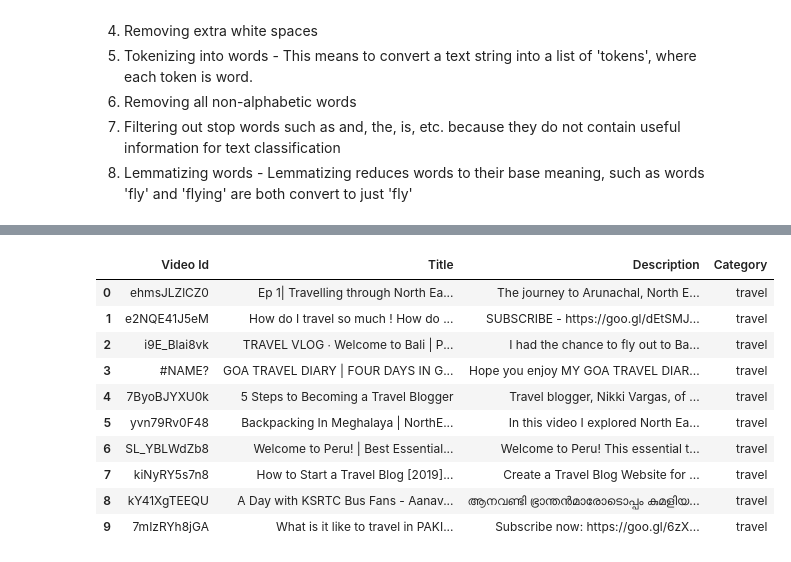
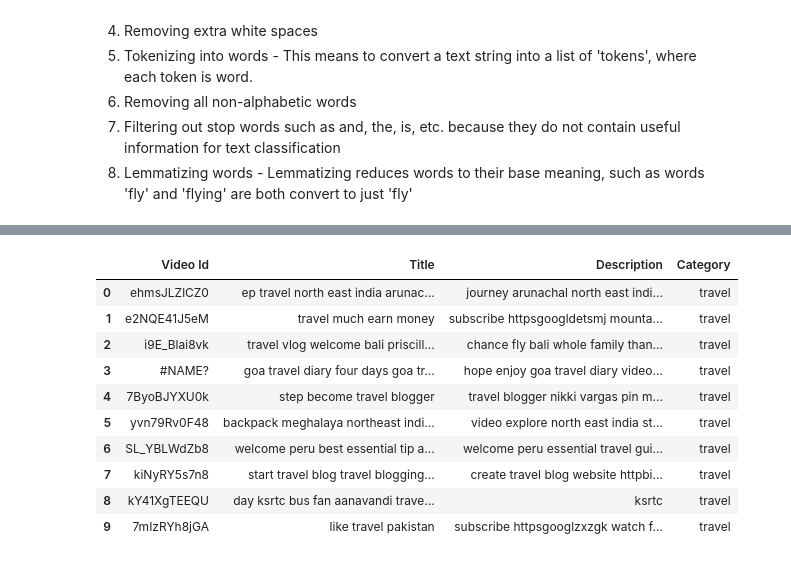
Before and after one commit to bhupeshjoshi7/Ad-Recommender-System, a Jupyter notebook: recommendation.ipynb, the cells around one changed output, grey strips where cells are left out. Cells and saved outputs as stored; diff of their text form; code cells hidden in the pictures.

Commit message:
data preprocessing done

```diff
--- a/recommendation.ipynb
+++ b/recommendation.ipynb
@@ -183,5 +194,5 @@ from nltk.stem.wordnet import WordNetLemmatizer
 # %%
 vdata = pd.read_csv('Videos_data.csv')
-vdata = data.iloc[:, 1:]     # Remove extra un-named column
+vdata = vdata.iloc[:, 1:]     # Remove extra un-named column
 vdata.head(10)
 # %% [output]
@@ -200,8 +211,9 @@ vdata.head(10)
 **Data Preprocessing and Cleaning**
 **Missing Values**
 # %%
-num_missing_desc = data.isnull().sum()[2]
+num_missing_desc = vdata.isnull().sum()[2]
 # No. of values with msising descriptions
 print('Number of missing values: ' + str(num_missing_desc))
-vdata = data.dropna()
+vdata = vdata.dropna()
+vdata
 # %% [output]
@@ -258,16 +299,16 @@ vdata['Description'] = vdata['Description'].map(lambda x: [lem.lemmatize(word,"v
 vdata['Title'] = vdata['Title'].map(lambda x: ' '.join(x))
 vdata['Description'] = vdata['Description'].map(lambda x: ' '.join(x))
 # %%
-data.head(10)
+vdata.head(10)
 # %% [output]
 |  | Video Id | Title | Description | Category |
-| 0 | ehmsJLZlCZ0 | Ep 1| Travelling through North Ea... | The journey to Arunachal, North E... | travel |
-| 1 | e2NQE41J5eM | How do I travel so much ! How do ... | SUBSCRIBE - https://goo.gl/dEtSMJ... | travel |
-| 2 | i9E_Blai8vk | TRAVEL VLOG ∙ Welcome to Bali | P... | I had the chance to fly out to Ba... | travel |
-| 3 | #NAME? | GOA TRAVEL DIARY | FOUR DAYS IN G... | Hope you enjoy MY GOA TRAVEL DIAR... | travel |
-| 4 | 7ByoBJYXU0k | 5 Steps to Becoming a Travel Blogger | Travel blogger, Nikki Vargas, of ... | travel |
-| 5 | yvn79Rv0F48 | Backpacking In Meghalaya | NorthE... | In this video I explored North Ea... | travel |
-| 6 | SL_YBLWdZb8 | Welcome to Peru! | Best Essential... | Welcome to Peru! This essential t... | travel |
-| 7 | kiNyRY5s7n8 | How to Start a Travel Blog [2019]... | Create a Travel Blog Website for ... | travel |
-| 8 | kY41XgTEEQU | A Day with KSRTC Bus Fans - Aanav... | ആനവണ്ടി ഭ്രാന്തൻമാരോടൊപ്പം കുമളിയ... | travel |
-| 9 | 7mIzRYh8jGA | What is it like to travel in PAKI... | Subscribe now: https://goo.gl/6zX... | travel |
+| 0 | ehmsJLZlCZ0 | ep travel north east india arunac... | journey arunachal north east indi... | travel |
+| 1 | e2NQE41J5eM | travel much earn money | subscribe httpsgoogldetsmj mounta... | travel |
+| 2 | i9E_Blai8vk | travel vlog welcome bali priscill... | chance fly bali whole family than... | travel |
+| 3 | #NAME? | goa travel diary four days goa tr... | hope enjoy goa travel diary video... | travel |
+| 4 | 7ByoBJYXU0k | step become travel blogger | travel blogger nikki vargas pin m... | travel |
+| 5 | yvn79Rv0F48 | backpack meghalaya northeast indi... | video explore north east india st... | travel |
+| 6 | SL_YBLWdZb8 | welcome peru best essential tip a... | welcome peru essential travel gui... | travel |
+| 7 | kiNyRY5s7n8 | start travel blog travel blogging... | create travel blog website httpbi... | travel |
+| 8 | kY41XgTEEQU | day ksrtc bus fan aanavandi trave... | ksrtc | travel |
+| 9 | 7mIzRYh8jGA | like travel pakistan | subscribe httpsgooglzxzgk watch f... | travel |
```
Also changed, not shown: parts of 16 cells of this notebook, 2 other files.
